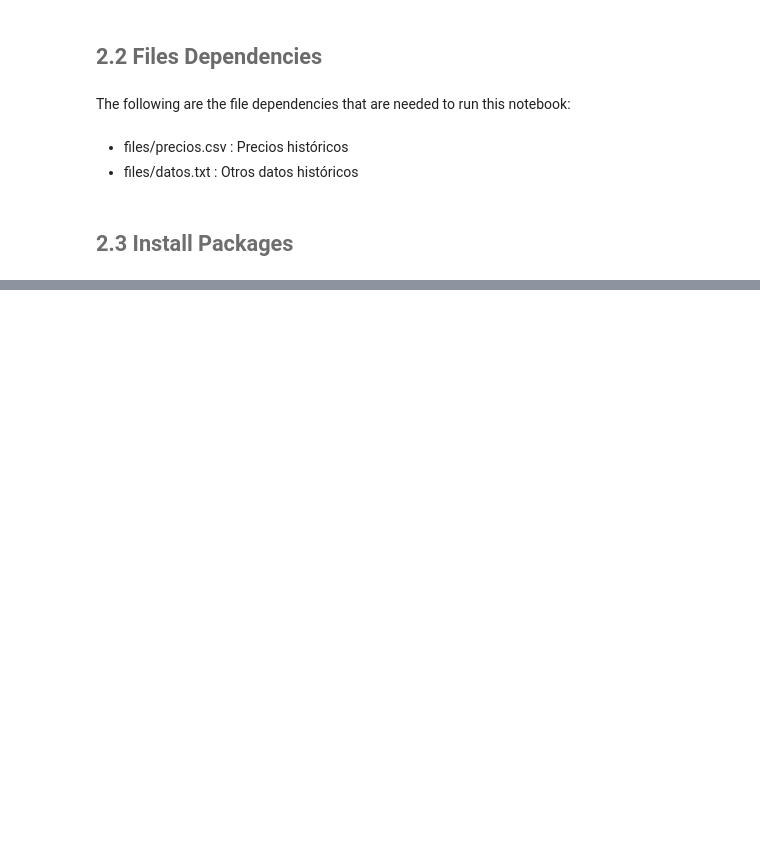
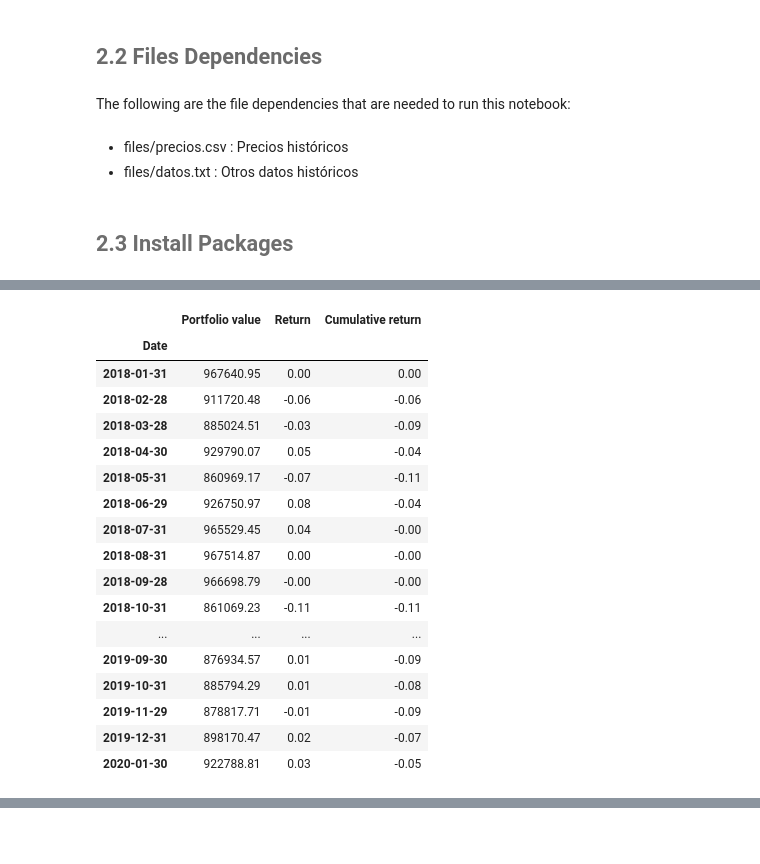
Before and after one commit to OmarVillalobos/MaTS_Lab1_DALazareno, a Jupyter notebook: notebook.ipynb, the cells around one changed output, grey strips where cells are left out. Drawn from its saved outputs; the diff is of its cells as text; code cells hidden in the pictures; blank space fills up the shorter version.

```diff
--- a/notebook.ipynb
+++ b/notebook.ipynb
@@ -62,0 +108,21 @@ import sys
+# %%
+results["2018-01-31"]["portfolioPerformance"]
+# %% [output]
+|  | Portfolio value | Return | Cumulative return |
+| Date |  |  |  |
+| 2018-01-31 | 967640.95 | 0.00 | 0.00 |
+| 2018-02-28 | 911720.48 | -0.06 | -0.06 |
+| 2018-03-28 | 885024.51 | -0.03 | -0.09 |
+| 2018-04-30 | 929790.07 | 0.05 | -0.04 |
+| 2018-05-31 | 860969.17 | -0.07 | -0.11 |
+| 2018-06-29 | 926750.97 | 0.08 | -0.04 |
+| 2018-07-31 | 965529.45 | 0.04 | -0.00 |
+| 2018-08-31 | 967514.87 | 0.00 | -0.00 |
+| 2018-09-28 | 966698.79 | -0.00 | -0.00 |
+| 2018-10-31 | 861069.23 | -0.11 | -0.11 |
+| ... | ... | ... | ... |
+| 2019-09-30 | 876934.57 | 0.01 | -0.09 |
+| 2019-10-31 | 885794.29 | 0.01 | -0.08 |
+| 2019-11-29 | 878817.71 | -0.01 | -0.09 |
+| 2019-12-31 | 898170.47 | 0.02 | -0.07 |
+| 2020-01-30 | 922788.81 | 0.03 | -0.05 |
```
Also changed, not shown: parts of 39 cells of this notebook.
